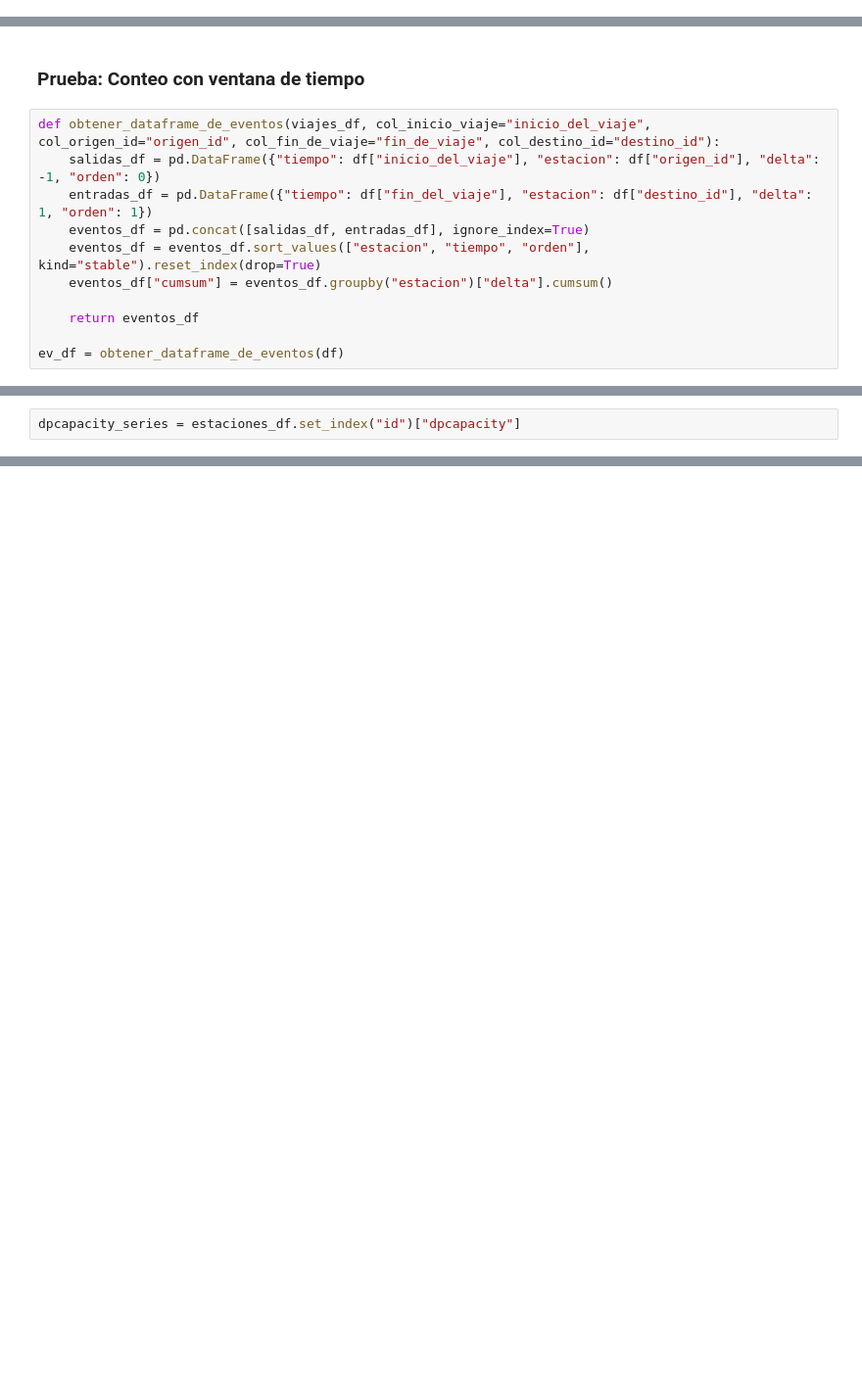
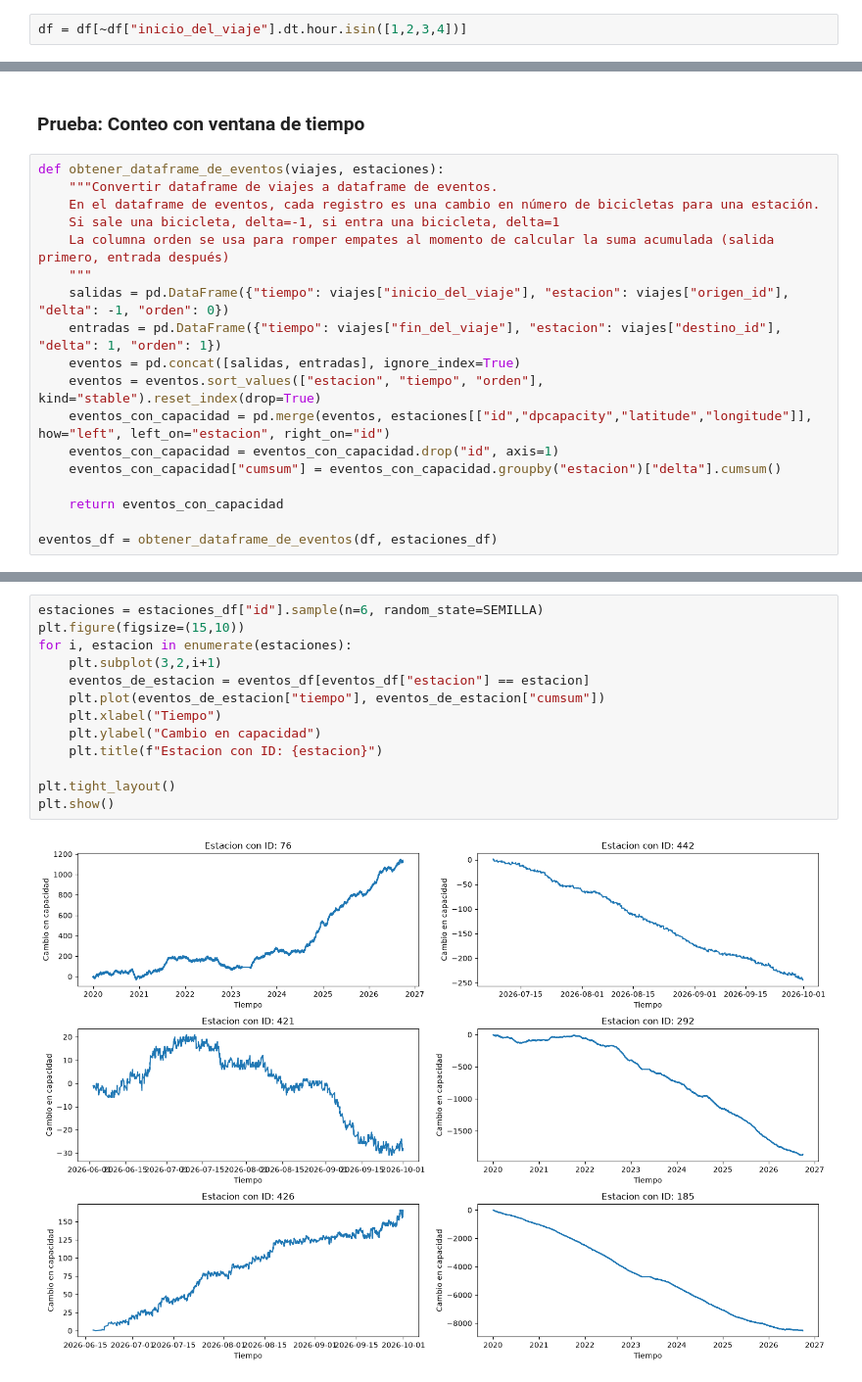
Before and after one commit to sanchezdavilaluisarturo/MLOps-ProyectoMiBici-Equipo7, a Jupyter notebook: notebooks/0.01-fat-exploracion-inicial.ipynb, the cells around one changed output, grey strips where cells are left out. Shown at 98% size. Saved outputs shown, nothing was run; the diff lists cells and outputs as text; blank space fills up the shorter version.

Commit message:
fix: en libreta propia, limpieza y comentarios agregados para preprocesamiento, ademas de pasos de EDA y limpieza de datos adicionales

```diff
--- a/notebooks/0.01-fat-exploracion-inicial.ipynb
+++ b/notebooks/0.01-fat-exploracion-inicial.ipynb
@@ -496,0 +423,2 @@ movimientos_df[movimientos_df["diff"] == movimientos_df["diff"].min()]
+# %%
+df = df[~df["inicio_del_viaje"].dt.hour.isin([1,2,3,4])]
@@ -497,13 +434,20 @@ movimientos_df[movimientos_df["diff"] == movimientos_df["diff"].min()]
 # %% [markdown]
 ### Prueba: Conteo con ventana de tiempo
 # %%
-def obtener_dataframe_de_eventos(viajes_df, col_inicio_viaje="inicio_del_viaje", col_origen_id="origen_id", col_fin_de_viaje="fin_de_viaje", col_destino_id="destino_id"):
-    salidas_df = pd.DataFrame({"tiempo": df["inicio_del_viaje"], "estacion": df["origen_id"], "delta": -1, "orden": 0})
-    entradas_df = pd.DataFrame({"tiempo": df["fin_del_viaje"], "estacion": df["destino_id"], "delta": 1, "orden": 1})
-    eventos_df = pd.concat([salidas_df, entradas_df], ignore_index=True)
-    eventos_df = eventos_df.sort_values(["estacion", "tiempo", "orden"], kind="stable").reset_index(drop=True)
-    eventos_df["cumsum"] = eventos_df.groupby("estacion")["delta"].cumsum()
+def obtener_dataframe_de_eventos(viajes, estaciones):
+    """Convertir dataframe de viajes a dataframe de eventos.
+    En el dataframe de eventos, cada registro es una cambio en número de bicicletas para una estación.
+    Si sale una bicicleta, delta=-1, si entra una bicicleta, delta=1
+    La columna orden se usa para romper empates al momento de calcular la suma acumulada (salida primero, entrada después)
+    """
+    salidas = pd.DataFrame({"tiempo": viajes["inicio_del_viaje"], "estacion": viajes["origen_id"], "delta": -1, "orden": 0})
+    entradas = pd.DataFrame({"tiempo": viajes["fin_del_viaje"], "estacion": viajes["destino_id"], "delta": 1, "orden": 1})
+    eventos = pd.concat([salidas, entradas], ignore_index=True)
+    eventos = eventos.sort_values(["estacion", "tiempo", "orden"], kind="stable").reset_index(drop=True)
+    eventos_con_capacidad = pd.merge(eventos, estaciones[["id","dpcapacity","latitude","longitude"]], how="left", left_on="estacion", right_on="id")
+    eventos_con_capacidad = eventos_con_capacidad.drop("id", axis=1)
+    eventos_con_capacidad["cumsum"] = eventos_con_capacidad.groupby("estacion")["delta"].cumsum()
 
-    return eventos_df
+    return eventos_con_capacidad
 
-ev_df = obtener_dataframe_de_eventos(df)
+eventos_df = obtener_dataframe_de_eventos(df, estaciones_df)
@@ -563,2 +453,0 @@ Name: neto, dtype: int32
-# %%
-dpcapacity_series = estaciones_df.set_index("id")["dpcapacity"]
@@ -596,0 +470,15 @@ grid_df
+# %%
+estaciones = estaciones_df["id"].sample(n=6, random_state=SEMILLA)
+plt.figure(figsize=(15,10))
+for i, estacion in enumerate(estaciones):
+    plt.subplot(3,2,i+1)
+    eventos_de_estacion = eventos_df[eventos_df["estacion"] == estacion]
+    plt.plot(eventos_de_estacion["tiempo"], eventos_de_estacion["cumsum"])
+    plt.xlabel("Tiempo")
+    plt.ylabel("Cambio en capacidad")
+    plt.title(f"Estacion con ID: {estacion}")
+
+plt.tight_layout()
+plt.show()
+# %% [output]
+[figure, added]
```
Also changed, not shown: parts of 27 cells of this notebook.
